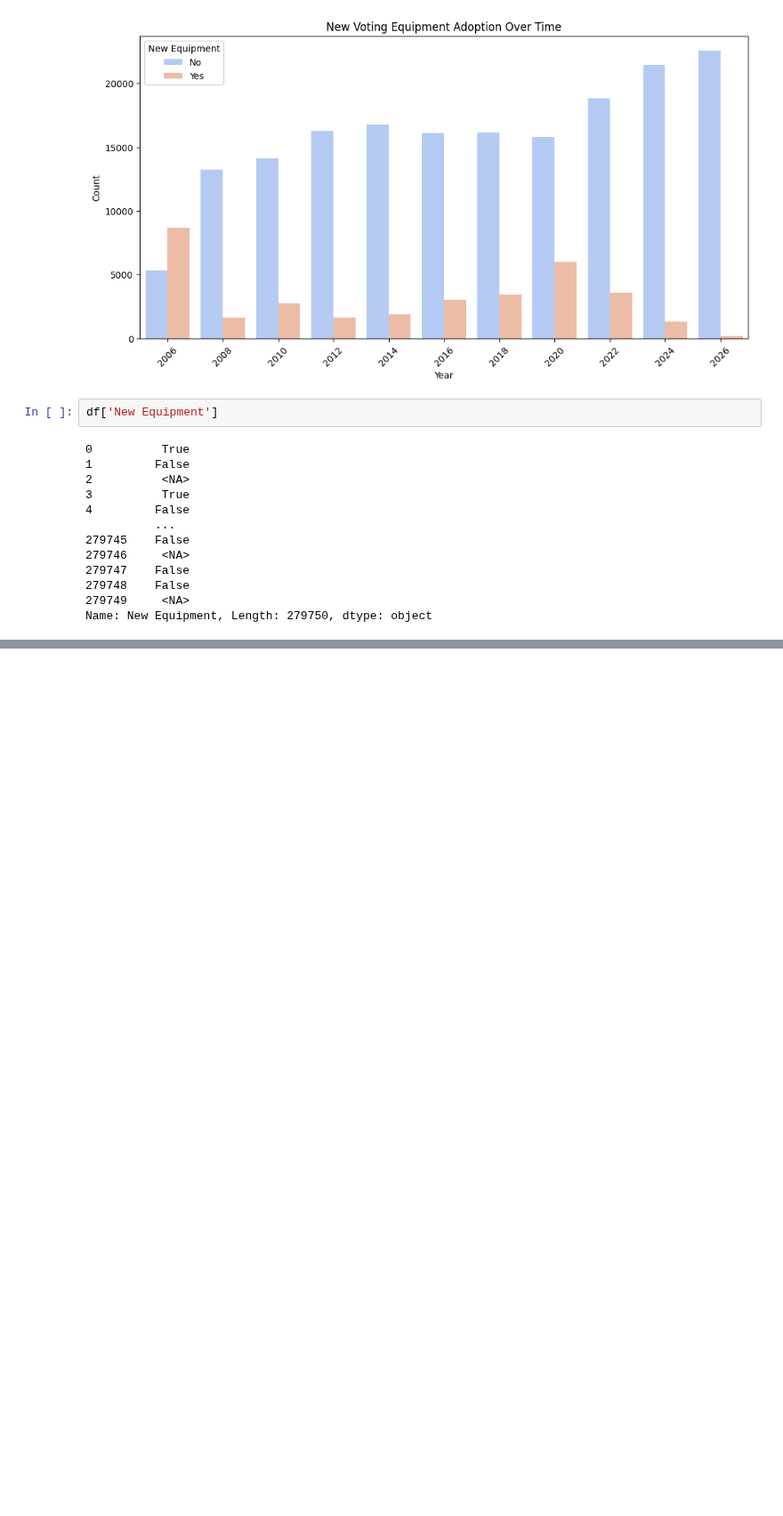
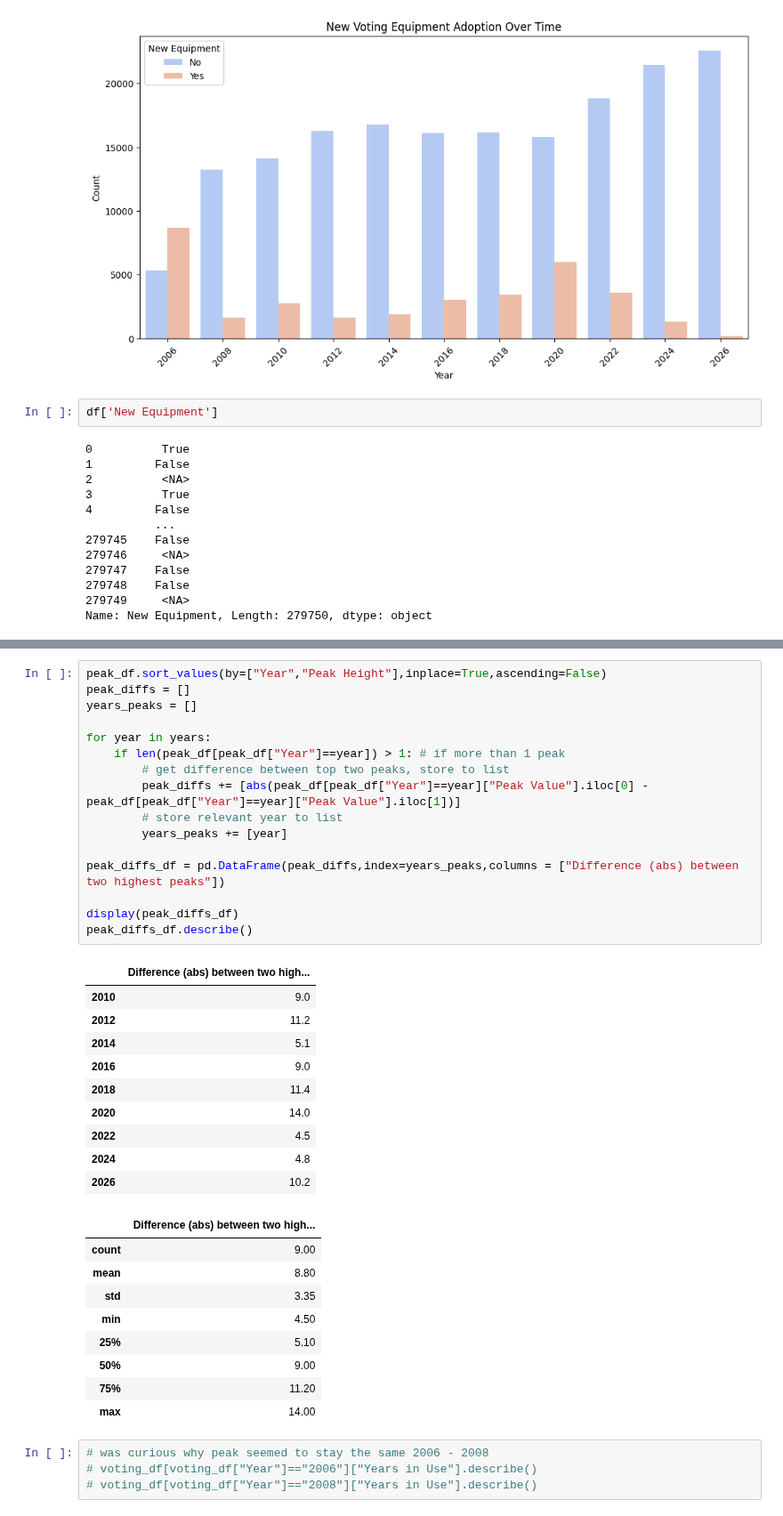
Before and after one commit to Bipartisan-Policy-Center/voting-equipment, a Jupyter notebook: analysis.ipynb, the cells around one changed output, grey strips where cells are left out. Shown at 89% size. Drawn from its saved outputs; the diff is of its cells as text; blank space fills up the shorter version.

```diff
--- a/analysis.ipynb
+++ b/analysis.ipynb
@@ -196,0 +359,40 @@ g.despine(bottom=True, left=True)
+# %%
+peak_df.sort_values(by=["Year","Peak Height"],inplace=True,ascending=False)
+peak_diffs = []
+years_peaks = []
+
+for year in years:
+    if len(peak_df[peak_df["Year"]==year]) > 1: # if more than 1 peak
+        # get difference between top two peaks, store to list
+        peak_diffs += [abs(peak_df[peak_df["Year"]==year]["Peak Value"].iloc[0] - peak_df[peak_df["Year"]==year]["Peak Value"].iloc[1])]
+        # store relevant year to list
+        years_peaks += [year]
+
+peak_diffs_df = pd.DataFrame(peak_diffs,index=years_peaks,columns = ["Difference (abs) between two highest peaks"])
+
+display(peak_diffs_df)
+peak_diffs_df.describe()
+# %% [output]
+|  | Difference (abs) between two high... |
+| 2010 | 9.0 |
+| 2012 | 11.2 |
+| 2014 | 5.1 |
+| 2016 | 9.0 |
+| 2018 | 11.4 |
+| 2020 | 14.0 |
+| 2022 | 4.5 |
+| 2024 | 4.8 |
+| 2026 | 10.2 |
+|  | Difference (abs) between two high... |
+| count | 9.00 |
+| mean | 8.80 |
+| std | 3.35 |
+| min | 4.50 |
+| 25% | 5.10 |
+| 50% | 9.00 |
+| 75% | 11.20 |
+| max | 14.00 |
+# %%
+# was curious why peak seemed to stay the same 2006 - 2008
+# voting_df[voting_df["Year"]=="2006"]["Years in Use"].describe()
+# voting_df[voting_df["Year"]=="2008"]["Years in Use"].describe()
```
Also changed, not shown: parts of 13 cells of this notebook.
